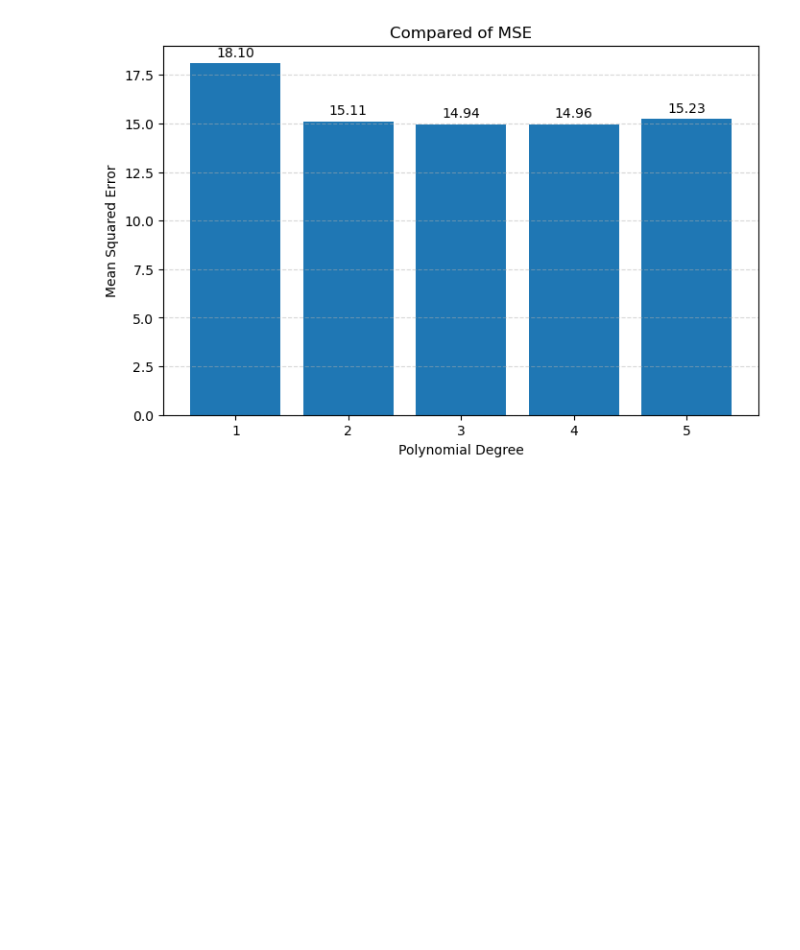
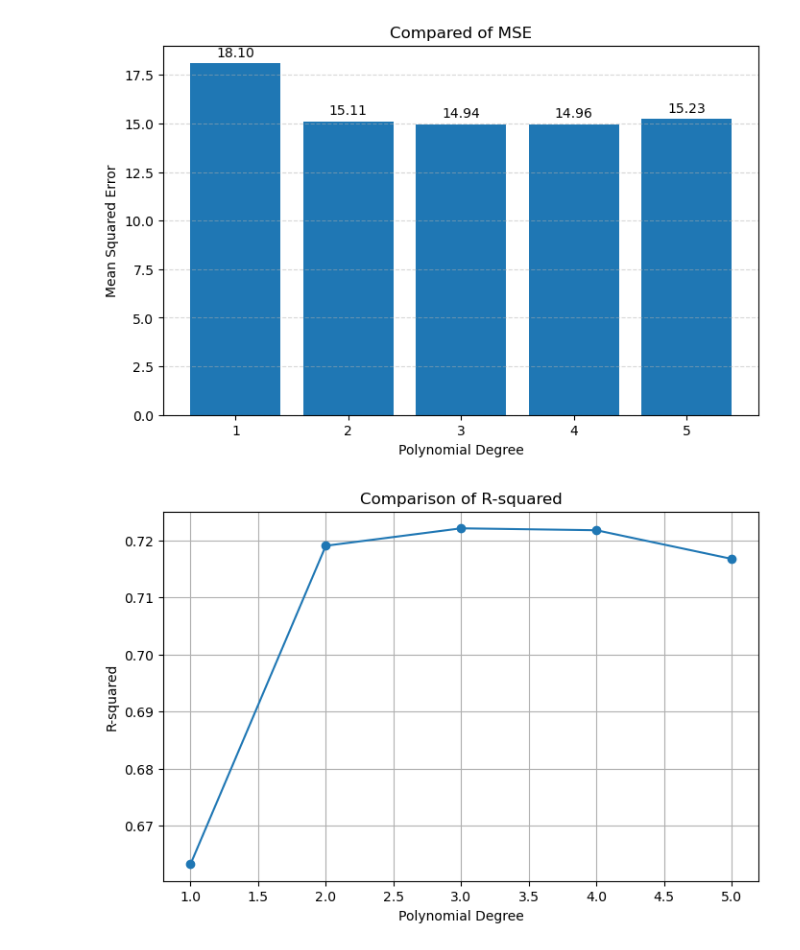
Before and after one commit to riyaann422/ML422, a Jupyter notebook: ML2.ipynb, the cells around one changed output. Saved outputs shown, nothing was run; the diff lists cells and outputs as text; code cells hidden in the pictures; blank space fills up the shorter version.

```diff
--- a/ML2.ipynb
+++ b/ML2.ipynb
@@ -187,6 +187,10 @@ plt.show()
 # %%
 plt.figure(figsize=(8,5))
 plt.plot(results_df['Degree'], results_df['R-squared'], marker = 'o')
 plt.xlabel("Polynomial Degree")
 plt.ylabel("R-squared")
-plt.title("Comparison of R
+plt.title("Comparison of R-squared")
+plt.grid(True)
+plt.show()
+# %% [output]
+[figure, added]
```
